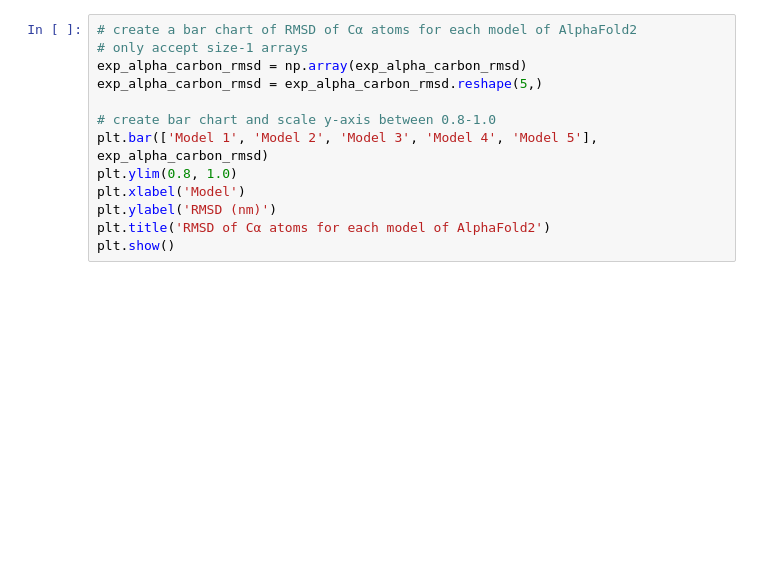
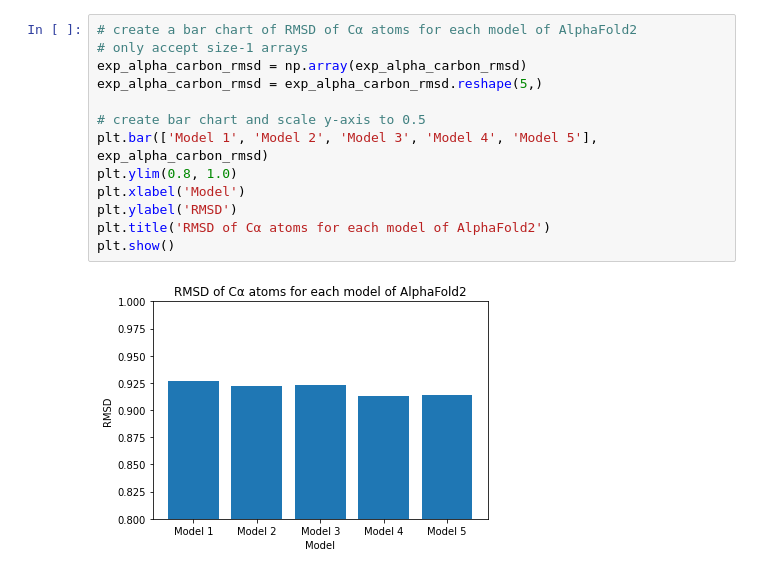
Before and after one commit to ac7407/comp-lab-class, a Jupyter notebook: Week7/Analysis/Streptavidin.ipynb, the cells around one changed output. Drawn from its saved outputs; the diff is of its cells as text; blank space fills up the shorter version.

Commit message:
Updated Streptavidin.ipynb
Added figures and other relevant information

```diff
--- a/Week7/Analysis/Streptavidin.ipynb
+++ b/Week7/Analysis/Streptavidin.ipynb
@@ -65,16 +89,18 @@ for i in range(1,6):
 # %%
 # create a bar chart of RMSD of Cα atoms for each model of AlphaFold2
 # only accept size-1 arrays
 exp_alpha_carbon_rmsd = np.array(exp_alpha_carbon_rmsd)
 exp_alpha_carbon_rmsd = exp_alpha_carbon_rmsd.reshape(5,)
 
-# create bar chart and scale y-axis between 0.8-1.0
+# create bar chart and scale y-axis to 0.5
 plt.bar(['Model 1', 'Model 2', 'Model 3', 'Model 4', 'Model 5'], exp_alpha_carbon_rmsd)
 plt.ylim(0.8, 1.0)
 plt.xlabel('Model')
-plt.ylabel('RMSD (nm)')
+plt.ylabel('RMSD')
 plt.title('RMSD of Cα atoms for each model of AlphaFold2')
 plt.show()
+# %% [output]
+[figure, added]
 # %%
 # create a bar chart of RMSD of backbone for each model of AlphaFold2
 # only accept size-1 arrays
```
Also changed, not shown: parts of 6 cells of this notebook.
